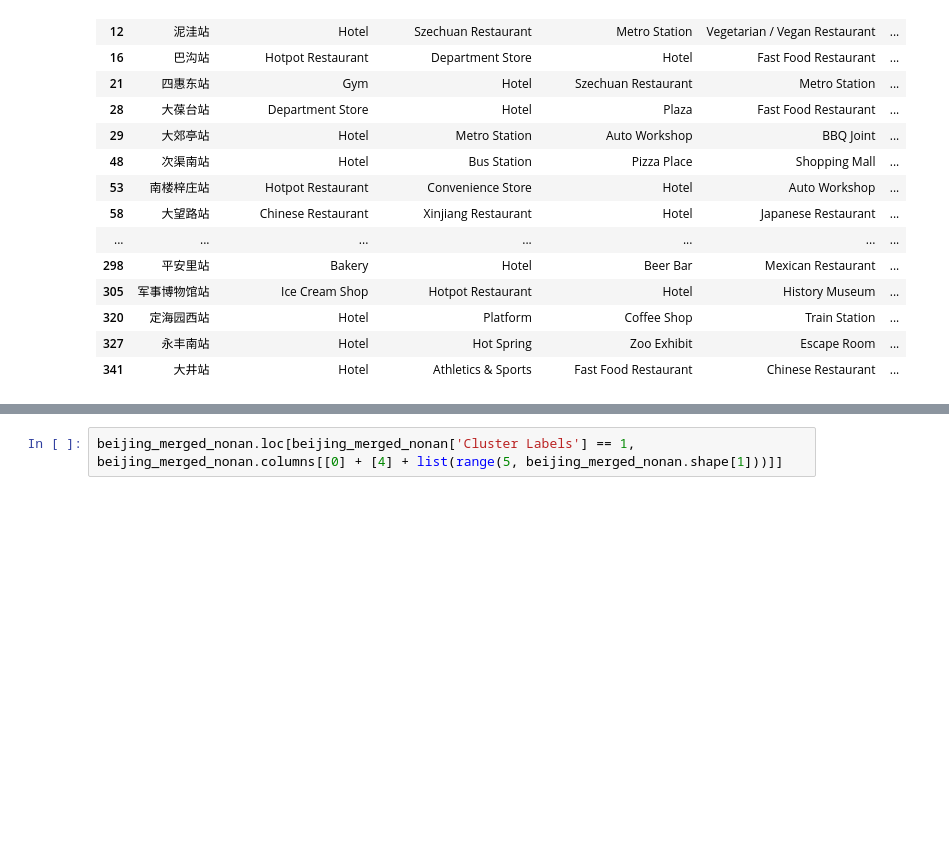
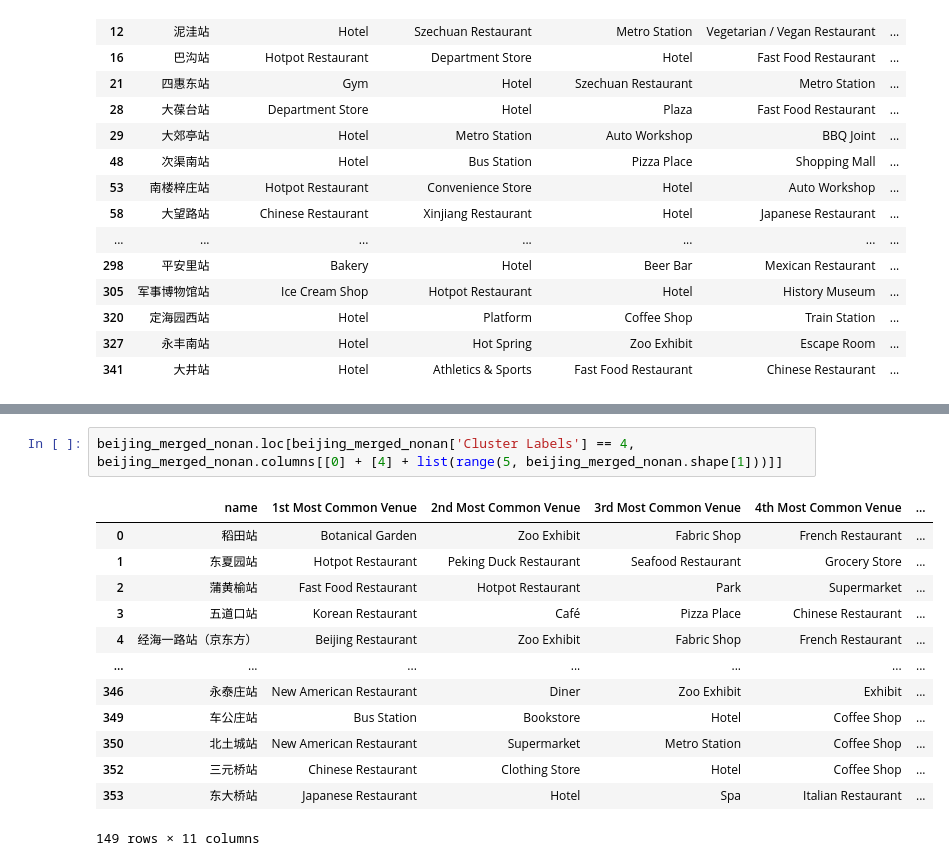
Before and after one commit to FavorMylikes/Coursera_Capstone, a Jupyter notebook: similarities-between-chinese-cities.ipynb, the cells around one changed output, grey strips where cells are left out. Drawn from its saved outputs; the diff is of its cells as text; blank space fills up the shorter version.

```diff
--- a/similarities-between-chinese-cities.ipynb
+++ b/similarities-between-chinese-cities.ipynb
@@ -365,2 +425,16 @@ beijing_merged_nonan.loc[beijing_merged_nonan['Cluster Labels'] == 1, beijing_me
 # %%
-beijing_merged_nonan.loc[beijing_merged_nonan['Cluster Labels'] == 1, beijing_merged_nonan.columns[[0] + [4] + list(range(5, beijing_merged_nonan.shape[1]))]]
+beijing_merged_nonan.loc[beijing_merged_nonan['Cluster Labels'] == 4, beijing_merged_nonan.columns[[0] + [4] + list(range(5, beijing_merged_nonan.shape[1]))]]
+# %% [output]
+|  | name | 1st Most Common Venue | 2nd Most Common Venue | 3rd Most Common Venue | 4th Most Common Venue | ... |
+| 0 | 稻田站 | Botanical Garden | Zoo Exhibit | Fabric Shop | French Restaurant | ... |
+| 1 | 东夏园站 | Hotpot Restaurant | Peking Duck Restaurant | Seafood Restaurant | Grocery Store | ... |
+| 2 | 蒲黄榆站 | Fast Food Restaurant | Hotpot Restaurant | Park | Supermarket | ... |
+| 3 | 五道口站 | Korean Restaurant | Café | Pizza Place | Chinese Restaurant | ... |
+| 4 | 经海一路站（京东方） | Beijing Restaurant | Zoo Exhibit | Fabric Shop | French Restaurant | ... |
+| ... | ... | ... | ... | ... | ... | ... |
+| 346 | 永泰庄站 | New American Restaurant | Diner | Zoo Exhibit | Exhibit | ... |
+| 349 | 车公庄站 | Bus Station | Bookstore | Hotel | Coffee Shop | ... |
+| 350 | 北土城站 | New American Restaurant | Supermarket | Metro Station | Coffee Shop | ... |
+| 352 | 三元桥站 | Chinese Restaurant | Clothing Store | Hotel | Coffee Shop | ... |
+| 353 | 东大桥站 | Japanese Restaurant | Hotel | Spa | Italian Restaurant | ... |
+149 rows × 11 columns
```
Also changed, not shown: parts of 7 cells of this notebook.
